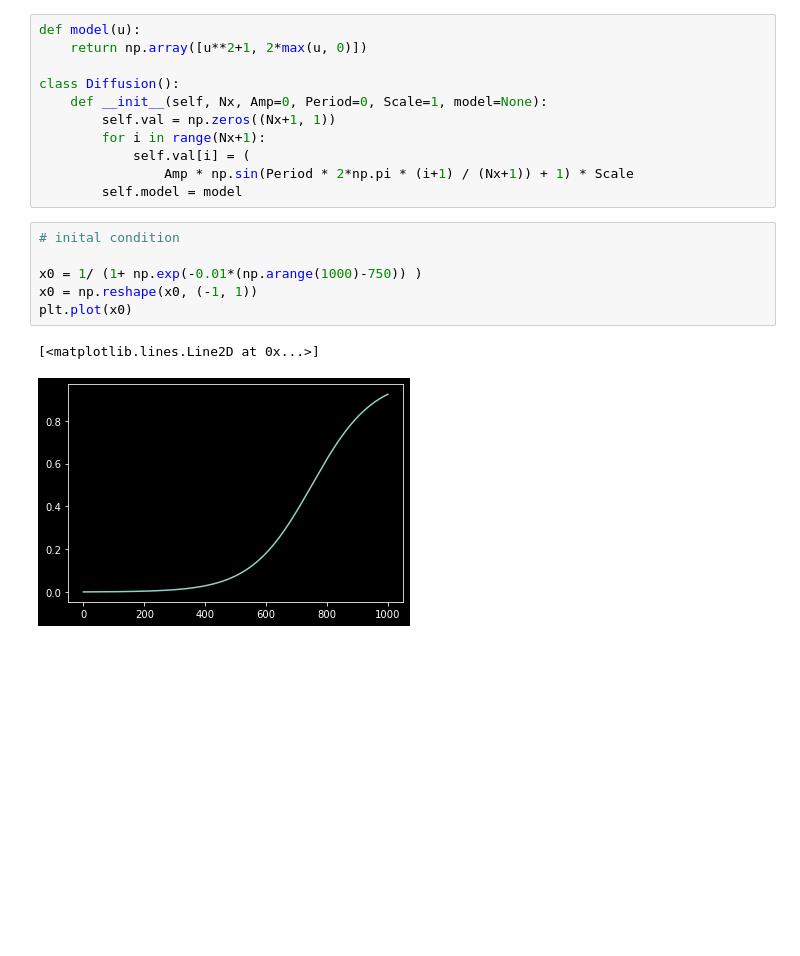
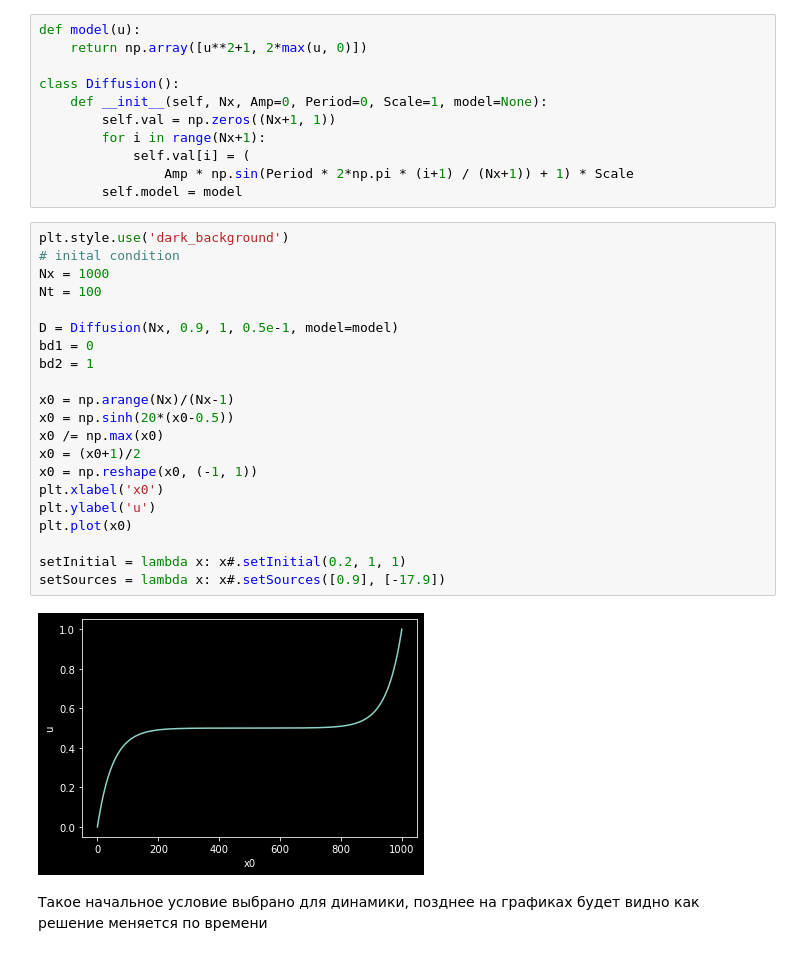
Before and after one commit to animih/aspen-study, a Jupyter notebook: solver/Test1.ipynb, the cells around one changed output. Saved outputs shown, nothing was run; the diff lists cells and outputs as text; blank space fills up the shorter version.

```diff
--- a/solver/Test1.ipynb
+++ b/solver/Test1.ipynb
@@ -21,13 +21,29 @@ class Diffusion():
             self.val[i] = (
                 Amp * np.sin(Period * 2*np.pi * (i+1) / (Nx+1)) + 1) * Scale
         self.model = model
-# %%
-# inital condition
-
-x0 = 1/ (1+ np.exp(-0.01*(np.arange(1000)-750)) )
-x0 = np.reshape(x0, (-1, 1))
-plt.plot(x0)
-# %% [output]
-[<matplotlib.lines.Line2D at 0x...>]
-[figure, removed]
+# %%
+plt.style.use('dark_background')
+# inital condition
+Nx = 1000
+Nt = 100
+
+D = Diffusion(Nx, 0.9, 1, 0.5e-1, model=model)
+bd1 = 0
+bd2 = 1
+
+x0 = np.arange(Nx)/(Nx-1)
+x0 = np.sinh(20*(x0-0.5))
+x0 /= np.max(x0)
+x0 = (x0+1)/2
+x0 = np.reshape(x0, (-1, 1))
+plt.xlabel('x0')
+plt.ylabel('u')
+plt.plot(x0)
+
+setInitial = lambda x: x#.setInitial(0.2, 1, 1)
+setSources = lambda x: x#.setSources([0.9], [-17.9])
+# %% [output]
+[figure, added]
+# %% [markdown]
+Такое начальное условие выбрано для динамики, позднее на графиках будет видно как решение меняется по времени
 # %%
```
Also changed, not shown: parts of 30 cells of this notebook, 4 other files.
